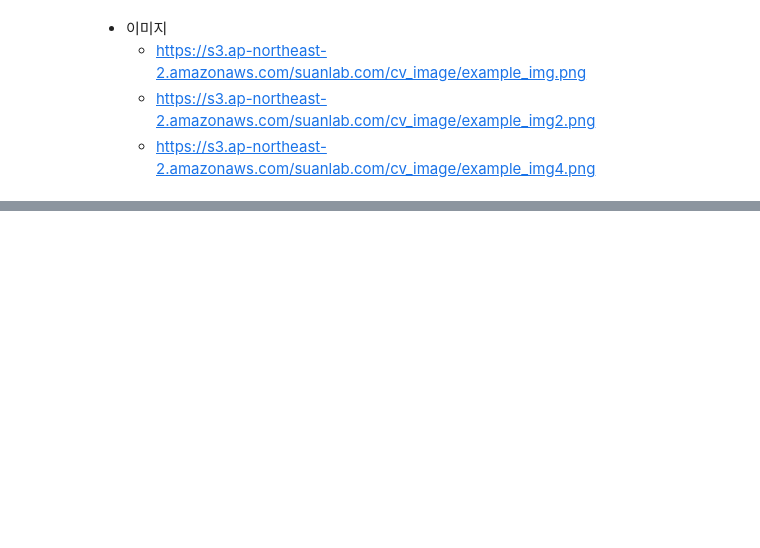
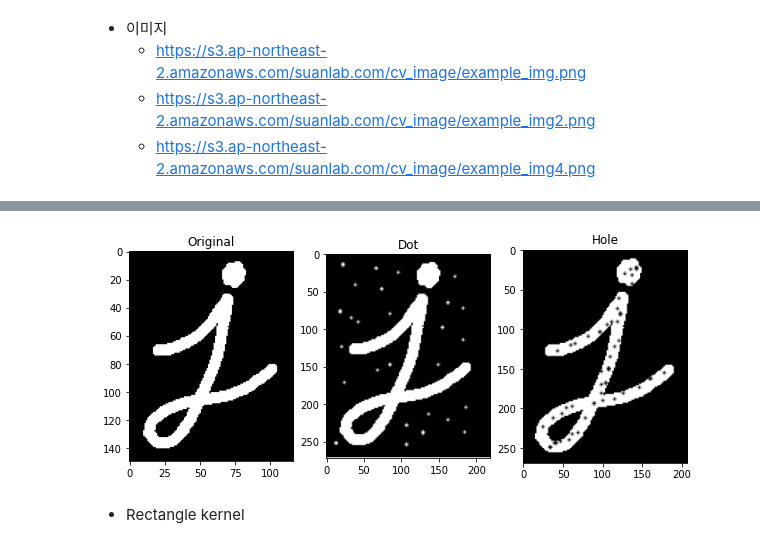
Before and after one commit to 0jipy/DeepLearning_2022_01, a Jupyter notebook: 11.OpenCV/08_Morphological_Transformations.ipynb, the cells around one changed output, grey strips where cells are left out. Drawn from its saved outputs; the diff is of its cells as text; code cells hidden in the pictures; blank space fills up the shorter version.

```diff
--- a/11.OpenCV/08_Morphological_Transformations.ipynb
+++ b/11.OpenCV/08_Morphological_Transformations.ipynb
@@ -134,0 +176,14 @@ Element의 모양.
+# %%
+origin = cv2.imread('morph_origin.png')
+dot = cv2.imread('morph_dot.png')
+hole = cv2.imread('morph_hole.png')
+# %%
+plt.figure(figsize=(10,4))
+plt.subplot(131), plt.imshow(origin), plt.title("Original")
+plt.subplot(132), plt.imshow(dot), plt.title('Dot')
+plt.subplot(133), plt.imshow(hole), plt.title('Hole')
+plt.show()
+# %% [output]
+[figure, added]
+# %% [markdown]
+- Rectangle kernel
```
Also changed, not shown: parts of 14 cells of this notebook, 1 other file.
